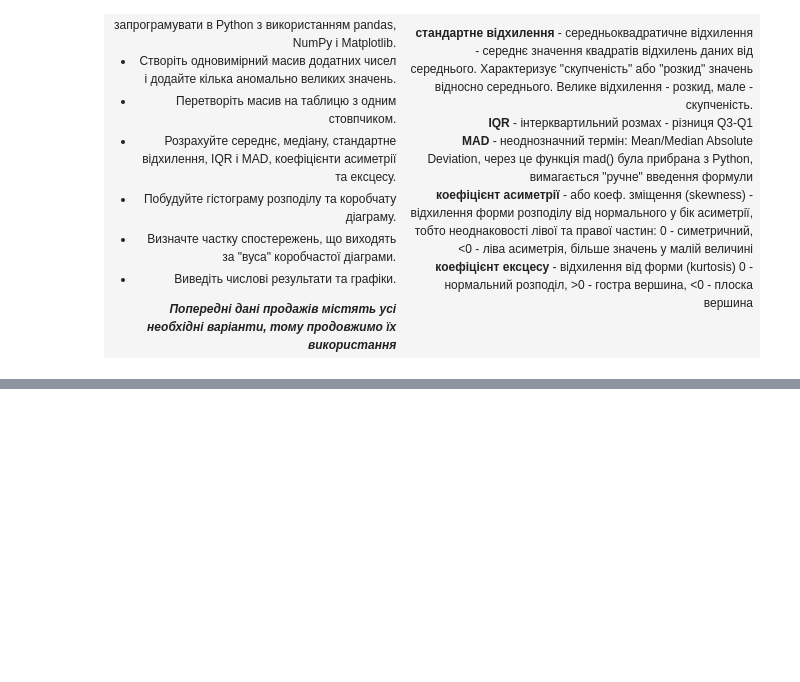
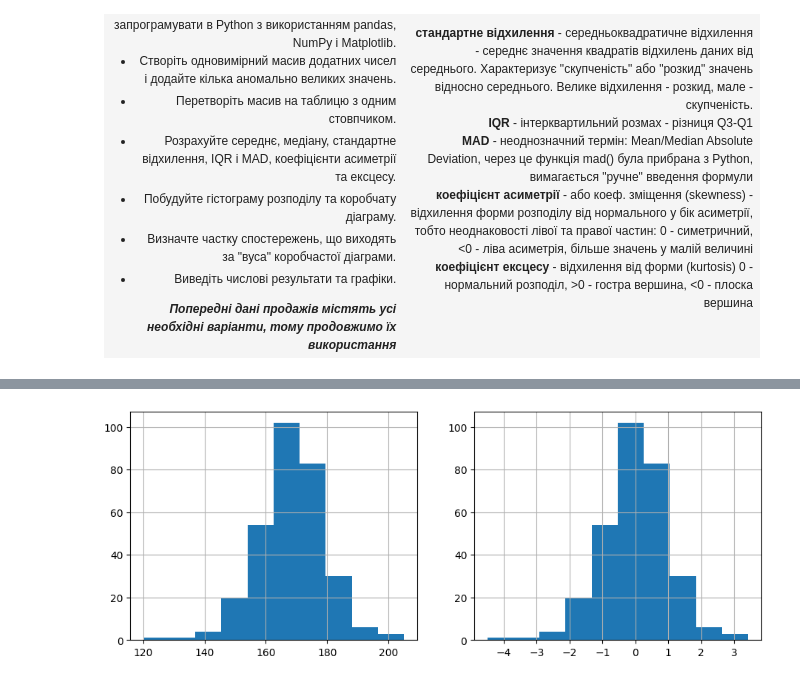
Before and after one commit to dns-lector/PythonAiPv411, a Jupyter notebook: Pract/Pract2_4_statistics.ipynb, the cells around one changed output, grey strips where cells are left out. Saved outputs shown, nothing was run; the diff lists cells and outputs as text; code cells hidden in the pictures; blank space fills up the shorter version.

```diff
--- a/Pract/Pract2_4_statistics.ipynb
+++ b/Pract/Pract2_4_statistics.ipynb
@@ -188,0 +312,7 @@ plot(sales)
+# %%
+# Сформуйте таблицю "height" з не менш ніж 300 спостереженнями.
+heights = pd.DataFrame({
+    "user_id": range(1, 305),
+    "height": [*np.random.normal(168, 10, size=300), 120, 130, 205, 202],
+})
+heights.head()
@@ -188,0 +344,8 @@ plot(sales)
+# %%
+# Виконайте стандартизацію значень (z-оцінки) і додайте стовпець "height_z".
+# Стандартизація - перенесення та масштабування даних для переміщення у спільно прийняті позиції (центр - 0, дисперсія - 1)
+# формула: z = (x - m) / s, де m - середнє значення, s - стандартне відхилення
+m = heights["height"].mean()
+s = heights["height"].std()
+heights["height_z"] = (heights["height"] - m) / s
+heights.head()
@@ -188,0 +373,13 @@ plot(sales)
+# %%
+# Побудуйте гістограму "height" і гістограму "height_z".
+_, (ax1, ax2) = plt.subplots(1,2, figsize=(11,4))
+
+ax1.hist(heights["height"])
+ax1.grid(True)
+
+ax2.hist(heights["height_z"])
+ax2.grid(True)
+
+plt.show()
+# %% [output]
+[figure, added]
```
Also changed, not shown: parts of 15 cells of this notebook.
